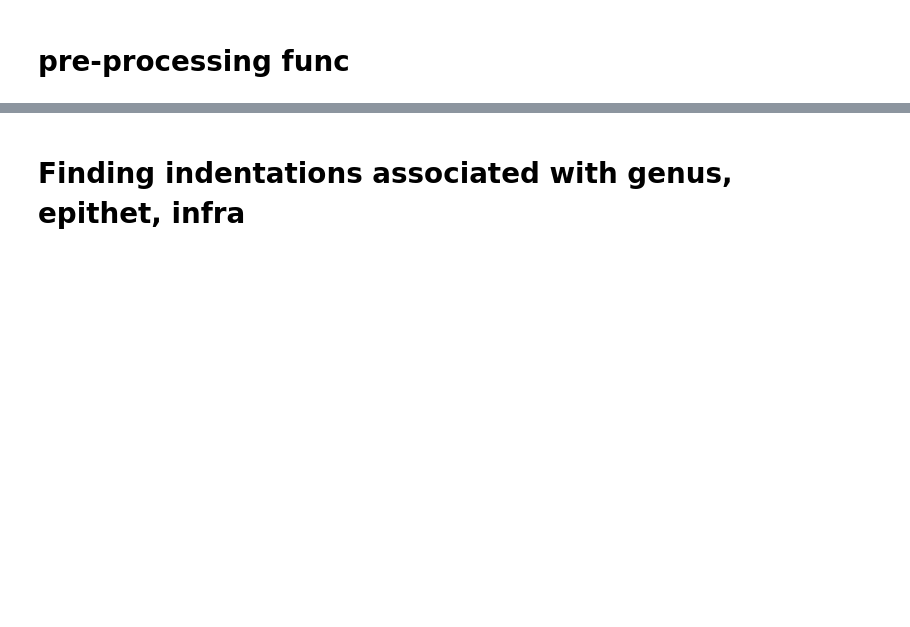
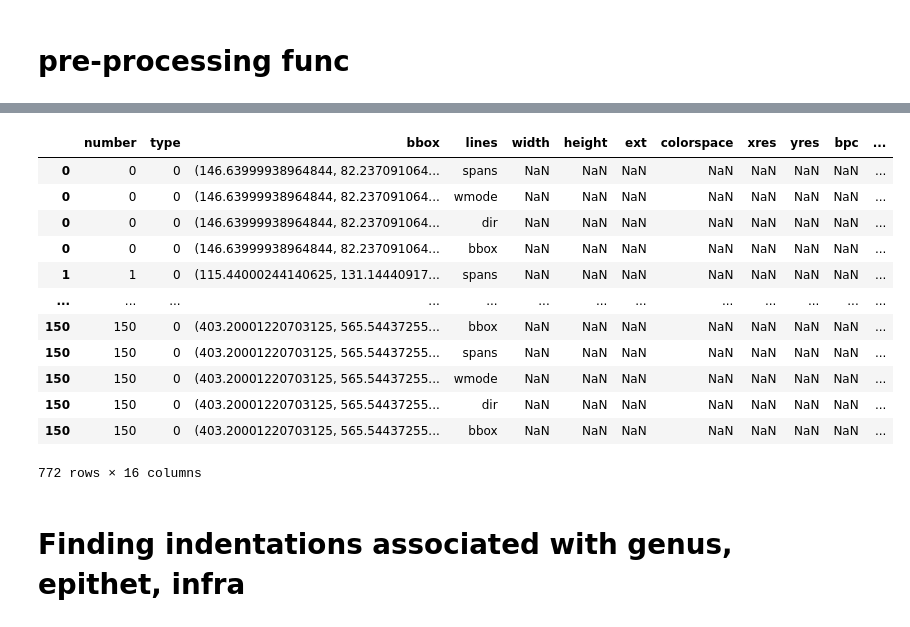
Before and after one commit to msedaghatpour/ExtractFlora, a Jupyter notebook: code/vol1_index_synonyms.ipynb, the cells around one changed output, grey strips where cells are left out. Saved outputs shown, nothing was run; the diff lists cells and outputs as text; code cells hidden in the pictures; blank space fills up the shorter version.

```diff
--- a/code/vol1_index_synonyms.ipynb
+++ b/code/vol1_index_synonyms.ipynb
@@ -268,3 +301,29 @@ def preprocessing(page_num, indent_err = 30):
+# %%
+line_dicts
+content_df = pd.DataFrame(list((pd.DataFrame(list(line_dicts['lines']))['spans'].explode('spans'))))
+content_df = content_df[content_df['text'] != ' ']
+content_df['text'] = content_df['text']
+content_df['text'] = content_df['text'].apply(lambda x : list(x.split()))
+content_df = content_df.explode('text')
+split_bbox_df = pd.DataFrame(content_df['bbox'].tolist(), columns=['x0', 'y0', 'x1', 'y1'])
+pretty_content_df = pd.concat([content_df.reset_index(), split_bbox_df], axis=1)
+line_dicts.explode('lines')
+
+#https://stackoverflow.com/questions/38231591/split-explode-a-column-of-dictionaries-into-separate-columns-with-pandas
+# %% [output]
+|  | number | type | bbox | lines | width | height | ext | colorspace | xres | yres | bpc | ... |
+| 0 | 0 | 0 | (146.63999938964844, 82.237091064... | spans | NaN | NaN | NaN | NaN | NaN | NaN | NaN | ... |
+| 0 | 0 | 0 | (146.63999938964844, 82.237091064... | wmode | NaN | NaN | NaN | NaN | NaN | NaN | NaN | ... |
+| 0 | 0 | 0 | (146.63999938964844, 82.237091064... | dir | NaN | NaN | NaN | NaN | NaN | NaN | NaN | ... |
+| 0 | 0 | 0 | (146.63999938964844, 82.237091064... | bbox | NaN | NaN | NaN | NaN | NaN | NaN | NaN | ... |
+| 1 | 1 | 0 | (115.44000244140625, 131.14440917... | spans | NaN | NaN | NaN | NaN | NaN | NaN | NaN | ... |
+| ... | ... | ... | ... | ... | ... | ... | ... | ... | ... | ... | ... | ... |
+| 150 | 150 | 0 | (403.20001220703125, 565.54437255... | bbox | NaN | NaN | NaN | NaN | NaN | NaN | NaN | ... |
+| 150 | 150 | 0 | (403.20001220703125, 565.54437255... | spans | NaN | NaN | NaN | NaN | NaN | NaN | NaN | ... |
+| 150 | 150 | 0 | (403.20001220703125, 565.54437255... | wmode | NaN | NaN | NaN | NaN | NaN | NaN | NaN | ... |
+| 150 | 150 | 0 | (403.20001220703125, 565.54437255... | dir | NaN | NaN | NaN | NaN | NaN | NaN | NaN | ... |
+| 150 | 150 | 0 | (403.20001220703125, 565.54437255... | bbox | NaN | NaN | NaN | NaN | NaN | NaN | NaN | ... |
+772 rows × 16 columns
 # %% [markdown]
 # Finding indentations associated with genus, epithet, infra
 # %%
```
Also changed, not shown: parts of 2 cells of this notebook, 11 other files.
